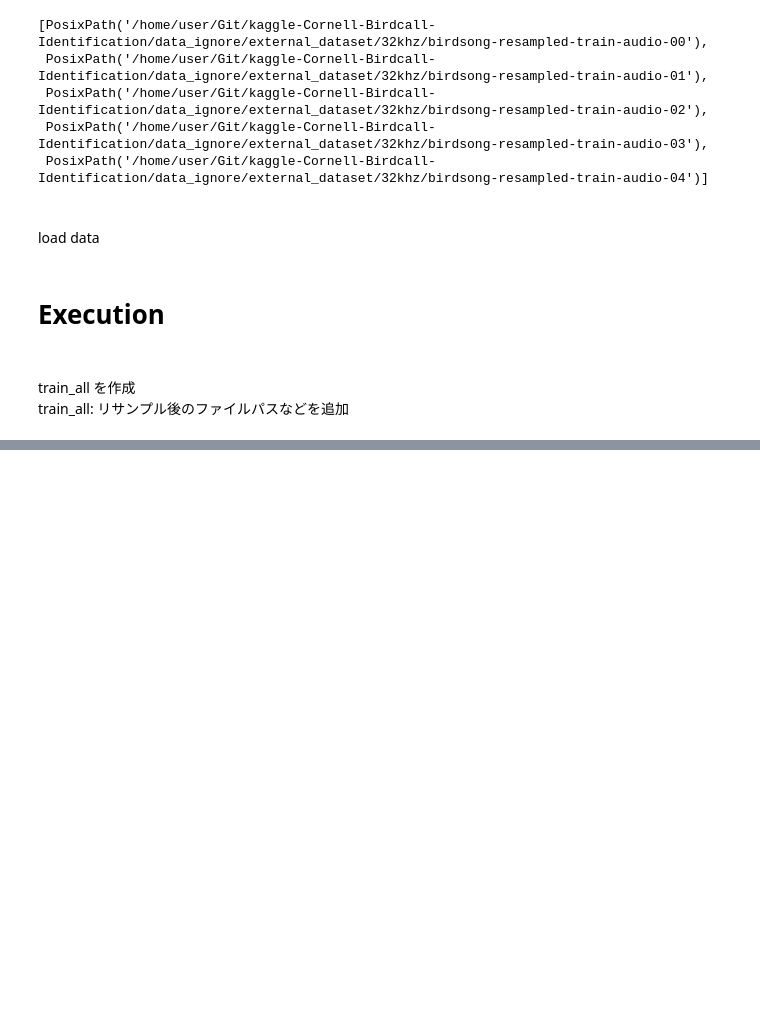
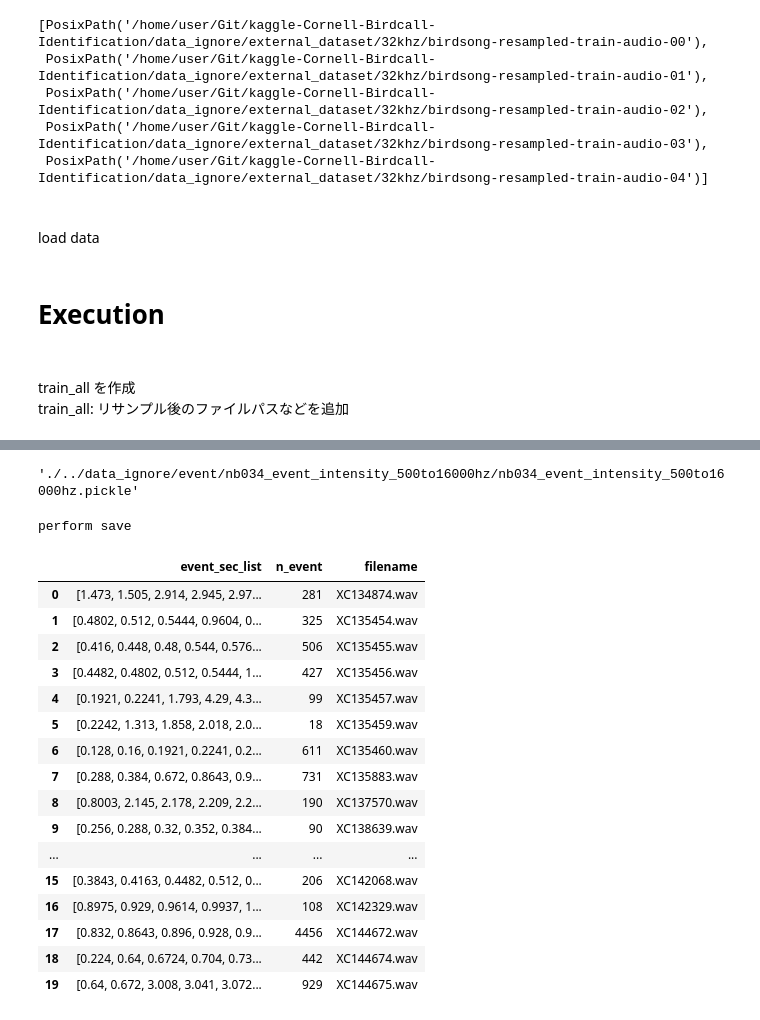
Before and after one commit to fkubota/kaggle-Cornell-Birdcall-Identification, a Jupyter notebook: nb/034_create_Strength_Adaptive_Crop.ipynb, the cells around one changed output, grey strips where cells are left out. Cells and saved outputs as stored; diff of their text form; code cells hidden in the pictures; blank space fills up the shorter version.

```diff
--- a/nb/034_create_Strength_Adaptive_Crop.ipynb
+++ b/nb/034_create_Strength_Adaptive_Crop.ipynb
@@ -463,0 +517,42 @@ file_list = train_all['file_path'].values.tolist()
+# %%
+sr = 32000
+thresh = 2
+n_fft = 2048
+# n_fft = 512
+hop_length = int(n_fft/2)
+hop_length_sec = hop_length / sr
+fmin = 500
+fmax = 16000
+# %%
+df_event_intensity = pd.DataFrame(columns=['event_sec_list', 'n_event', 'filename'])
+for idx in progress_bar(range(len(file_list))):
+    wav_path = file_list[idx]
+    basename = os.path.basename(wav_path)
+
+#     signal, _ = librosa.load(wav_path)
+    signal, sr = sf.read(wav_path)
+
+    # melspectrogram
+    spec = librosa.feature.melspectrogram(signal, n_fft=n_fft, hop_length=hop_length, fmin=fmin, fmax=fmax)
+    spec = librosa.amplitude_to_db(spec)
+
+    # intensity
+    intensity = np.sum(spec, axis=0)
+    intensity = intensity - np.min(intensity)
+    med = np.median(intensity) + 10e-7
+
+    # x_sec
+    x_sec = np.linspace(0, len(signal), len(spec[1]))/sr + hop_length_sec
+
+    # mask
+    mask = intensity/med > thresh
+
+    # event
+    event_sec_list = x_sec[mask]
+
+    # append
+    df_event_intensity = df_event_intensity.append({
+            'event_sec_list': event_sec_list.astype('float16'),
+            'n_event': len(event_sec_list),
+            'filename': basename},
+            ignore_index=True)
@@ -564,0 +572,33 @@ plt.margins(0)
+# %%
+save_path = f'{file_dir}/nb{NB}_{event_name}.pickle'
+save_path
+# %% [output]
+'./../data_ignore/event/nb034_event_intensity_500to16000hz/nb034_event_intensity_500to16000hz.pickle'
+# %%
+if not DEBUG:
+#     df_event_sec.to_csv(save_path, index=False)
+    with open(save_path, mode='wb') as f:
+        pickle.dump(df_event_intensity, f)
+    print('perform save')
+# %% [output]
+perform save
+# %%
+df_event_intensity.head(20)
+# %% [output]
+|  | event_sec_list | n_event | filename |
+| 0 | [1.473, 1.505, 2.914, 2.945, 2.97... | 281 | XC134874.wav |
+| 1 | [0.4802, 0.512, 0.5444, 0.9604, 0... | 325 | XC135454.wav |
+| 2 | [0.416, 0.448, 0.48, 0.544, 0.576... | 506 | XC135455.wav |
+| 3 | [0.4482, 0.4802, 0.512, 0.5444, 1... | 427 | XC135456.wav |
+| 4 | [0.1921, 0.2241, 1.793, 4.29, 4.3... | 99 | XC135457.wav |
+| 5 | [0.2242, 1.313, 1.858, 2.018, 2.0... | 18 | XC135459.wav |
+| 6 | [0.128, 0.16, 0.1921, 0.2241, 0.2... | 611 | XC135460.wav |
+| 7 | [0.288, 0.384, 0.672, 0.8643, 0.9... | 731 | XC135883.wav |
+| 8 | [0.8003, 2.145, 2.178, 2.209, 2.2... | 190 | XC137570.wav |
+| 9 | [0.256, 0.288, 0.32, 0.352, 0.384... | 90 | XC138639.wav |
+| ... | ... | ... | ... |
+| 15 | [0.3843, 0.4163, 0.4482, 0.512, 0... | 206 | XC142068.wav |
+| 16 | [0.8975, 0.929, 0.9614, 0.9937, 1... | 108 | XC142329.wav |
+| 17 | [0.832, 0.8643, 0.896, 0.928, 0.9... | 4456 | XC144672.wav |
+| 18 | [0.224, 0.64, 0.6724, 0.704, 0.73... | 442 | XC144674.wav |
+| 19 | [0.64, 0.672, 3.008, 3.041, 3.072... | 929 | XC144675.wav |
```
Also changed, not shown: parts of 13 cells of this notebook.
